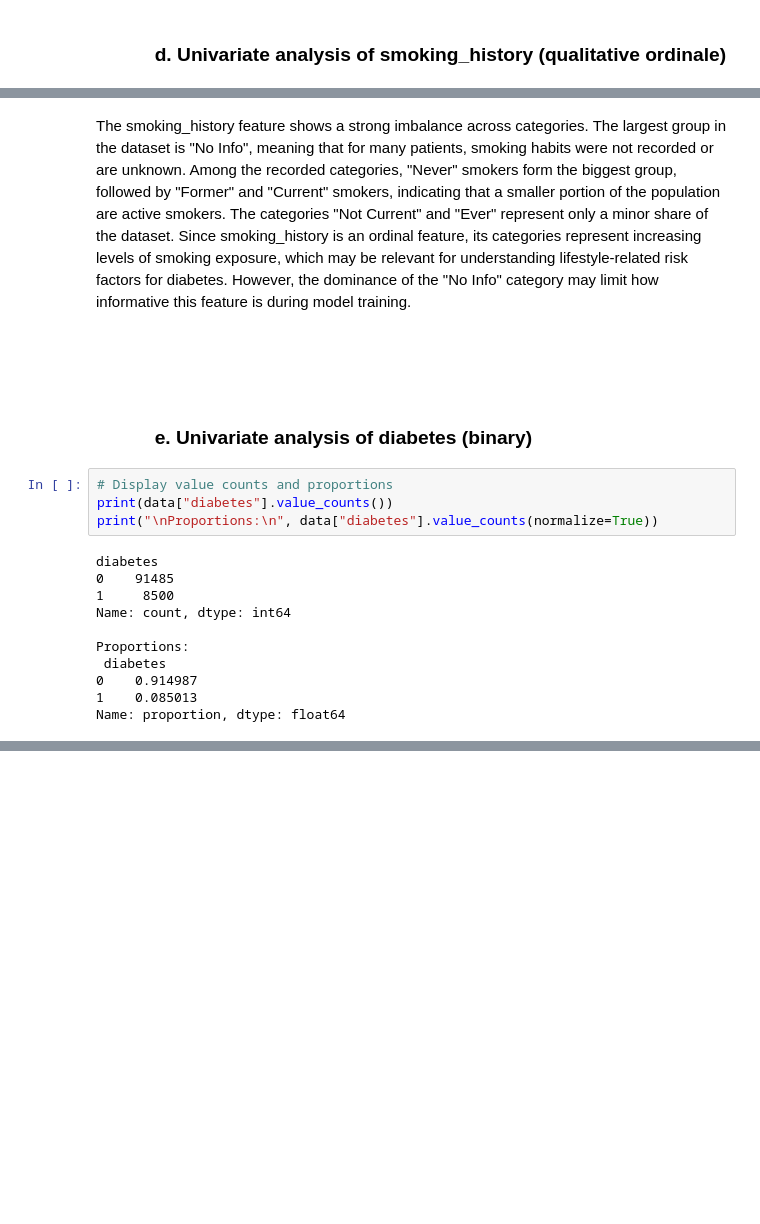
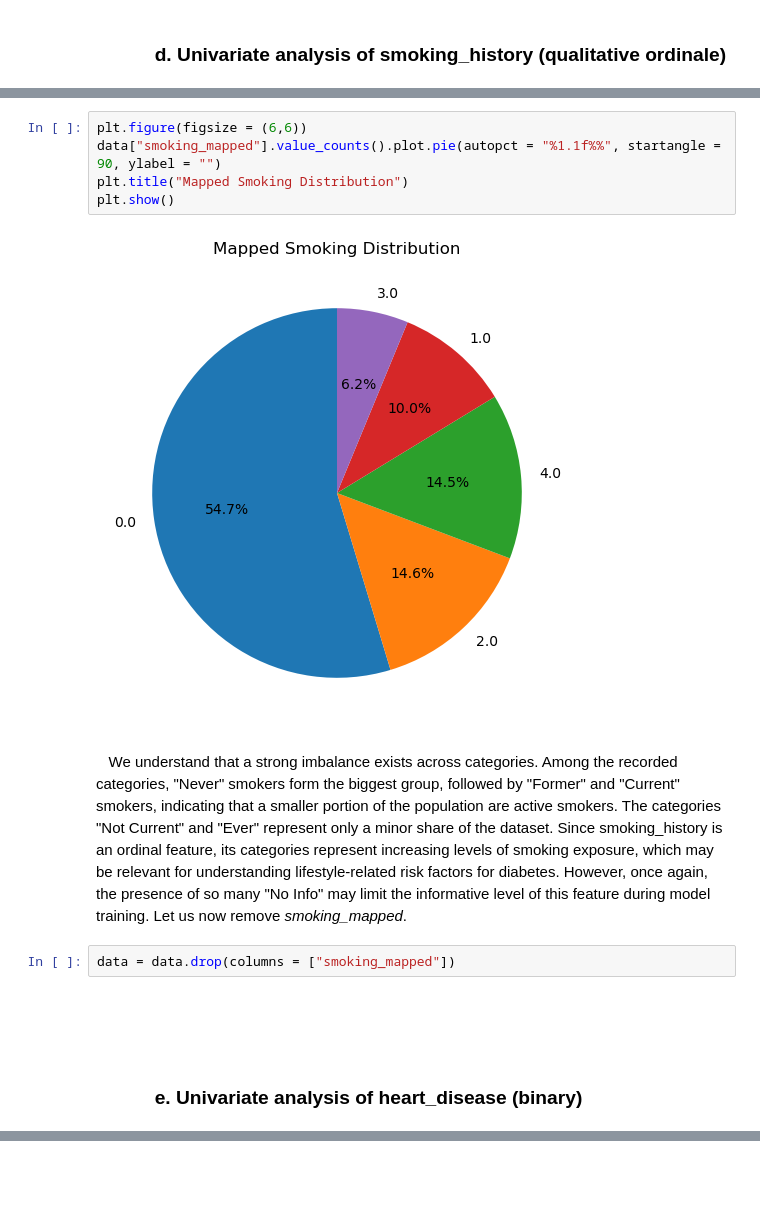
Before and after one commit to RefaelAharouni/Project_Machine_Learning_Refael_Venkatsai_Norbert_William, a Jupyter notebook: Project_Machine_Learning_Refael_Venkatsai_Norbert_William.ipynb, the cells around one changed output, grey strips where cells are left out. Drawn from its saved outputs; the diff is of its cells as text; blank space fills up the shorter version.

Commit message:
Final part for the univariate analysis

```diff
--- a/Project_Machine_Learning_Refael_Venkatsai_Norbert_William.ipynb
+++ b/Project_Machine_Learning_Refael_Venkatsai_Norbert_William.ipynb
@@ -511,21 +524,15 @@ plt.show()
+# %%
+plt.figure(figsize = (6,6))
+data["smoking_mapped"].value_counts().plot.pie(autopct = "%1.1f%%", startangle = 90, ylabel = "")
+plt.title("Mapped Smoking Distribution")
+plt.show()
+# %% [output]
+[figure, added]
 # %% [markdown]
-The smoking_history feature shows a strong imbalance across categories. The largest group in the dataset is "No Info", meaning that for many patients, smoking habits were not recorded or are unknown. Among the recorded categories, "Never" smokers form the biggest group, followed by "Former" and "Current" smokers, indicating that a smaller portion of the population are active smokers. The categories "Not Current" and "Ever" represent only a minor share of the dataset. Since smoking_history is an ordinal feature, its categories represent increasing levels of smoking exposure, which may be relevant for understanding lifestyle-related risk factors for diabetes. However, the dominance of the "No Info" category may limit how informative this feature is during model training.
+&nbsp;&nbsp;&nbsp;We understand that a strong imbalance exists across categories. Among the recorded categories, "Never" smokers form the biggest group, followed by "Former" and "Current" smokers, indicating that a smaller portion of the population are active smokers. The categories "Not Current" and "Ever" represent only a minor share of the dataset. Since smoking_history is an ordinal feature, its categories represent increasing levels of smoking exposure, which may be relevant for understanding lifestyle-related risk factors for diabetes. However, once again, the presence of so many "No Info" may limit the informative level of this feature during model training. Let us now remove *smoking_mapped*.
+# %%
+data = data.drop(columns = ["smoking_mapped"])
 # %% [markdown]
 <br><br>
 # %% [markdown]
-### &nbsp;&nbsp;&nbsp;&nbsp;&nbsp;&nbsp;&nbsp;&nbsp;&nbsp;&nbsp;&nbsp;**e. Univariate analysis of diabetes (binary)**
+### &nbsp;&nbsp;&nbsp;&nbsp;&nbsp;&nbsp;&nbsp;&nbsp;&nbsp;&nbsp;&nbsp;**e. Univariate analysis of heart_disease (binary)**
-# %%
-# Display value counts and proportions
-print(data["diabetes"].value_counts())
-print("\nProportions:\n", data["diabetes"].value_counts(normalize=True))
-# %% [output]
-diabetes
-0    91485
-1     8500
-Name: count, dtype: int64
-
-Proportions:
- diabetes
-0    0.914987
-1    0.085013
-Name: proportion, dtype: float64
```
Also changed, not shown: parts of 36 cells of this notebook.
